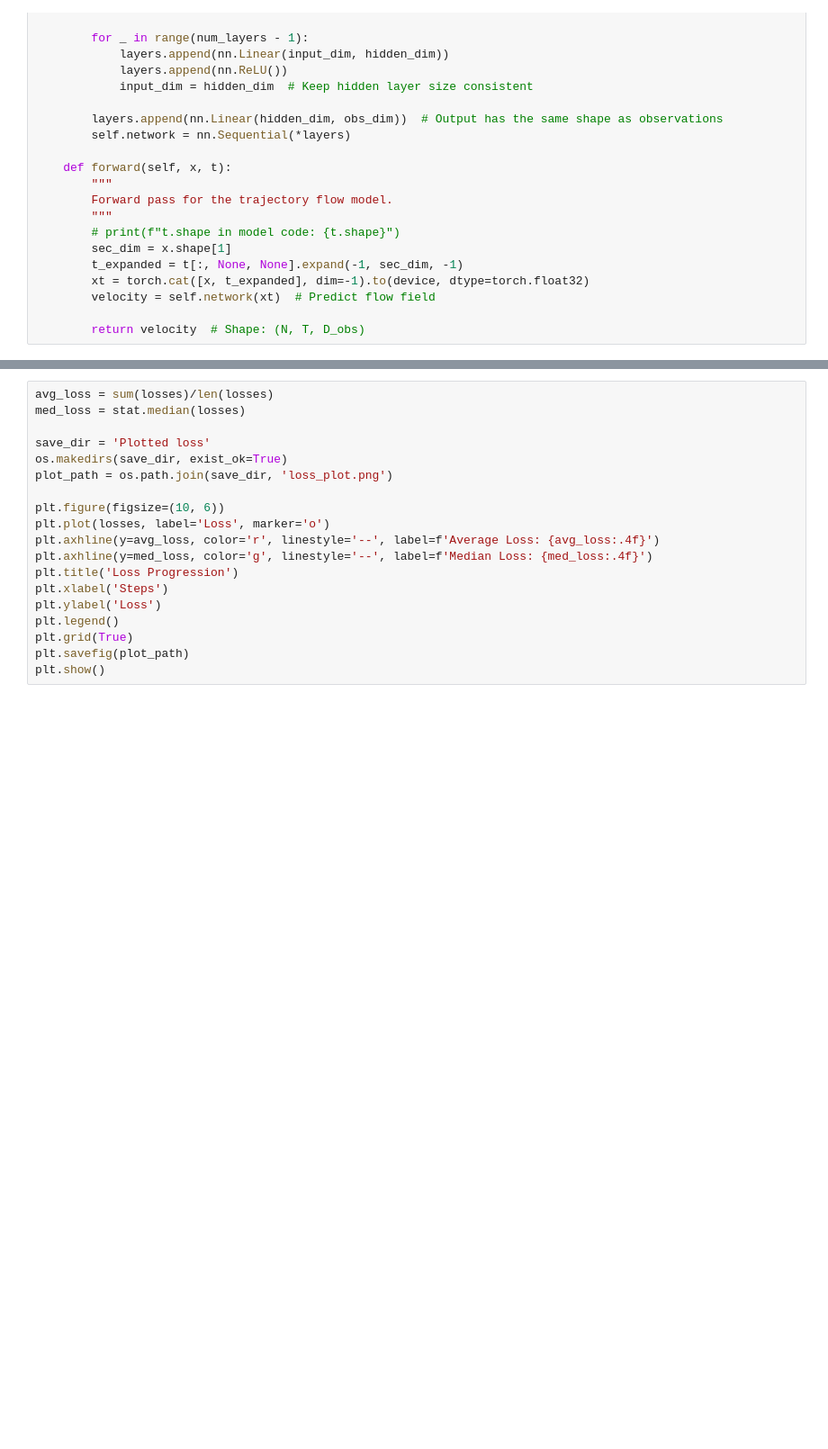
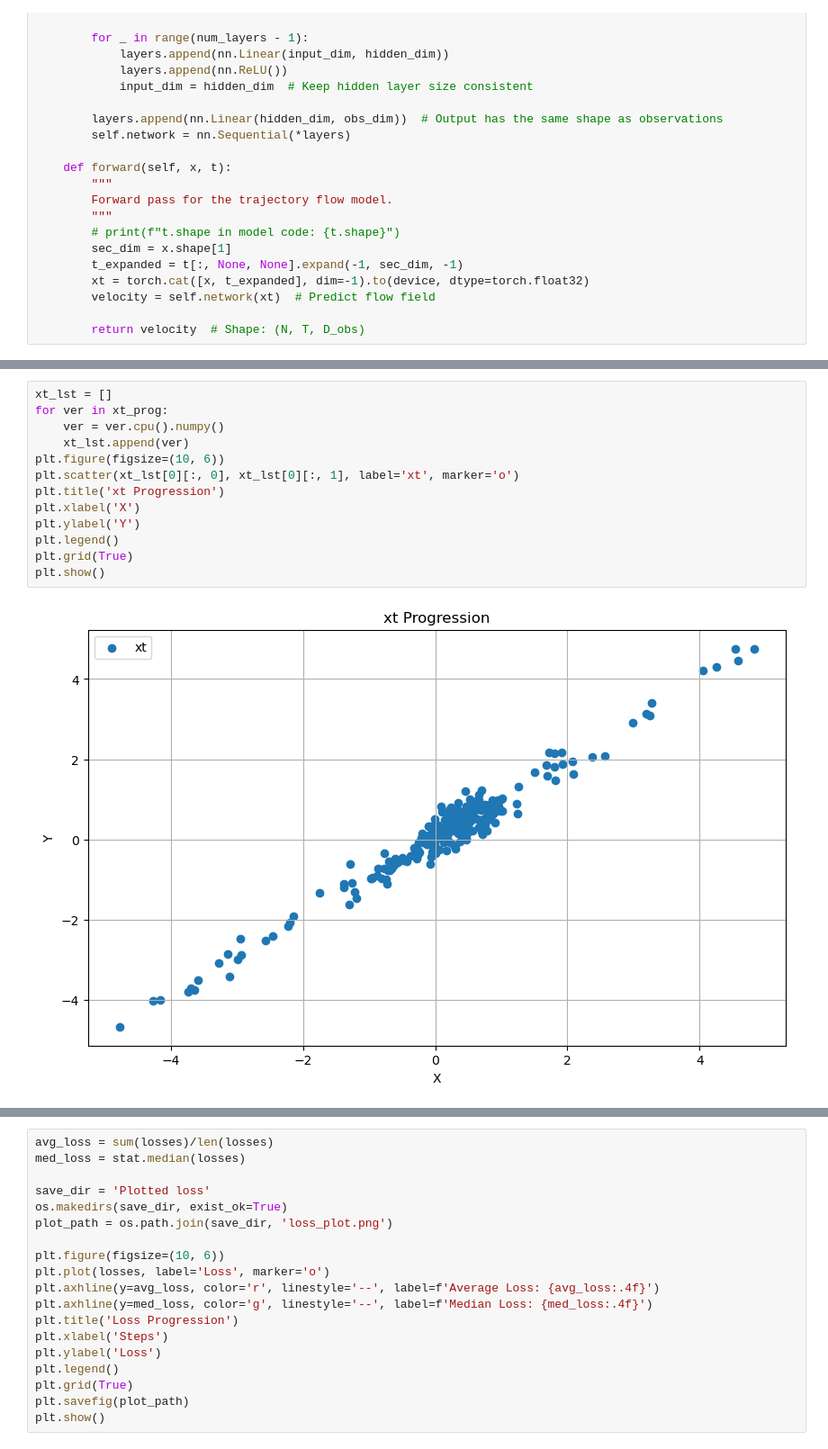
Before and after one commit to MortenHS/FlowMatching, a Jupyter notebook: data_loader.ipynb, the cells around one changed output, grey strips where cells are left out. Shown at 90% size. Cells and saved outputs as stored; diff of their text form; blank space fills up the shorter version.

```diff
--- a/data_loader.ipynb
+++ b/data_loader.ipynb
@@ -153,6 +151,21 @@ for epoch in tqdm(range(epochs), desc="Training Progress"):
         optimizer.step()
         optimizer.zero_grad()
         losses.append(loss.item())
+# %%
+xt_lst = []
+for ver in xt_prog:
+    ver = ver.cpu().numpy()
+    xt_lst.append(ver)
+plt.figure(figsize=(10, 6))
+plt.scatter(xt_lst[0][:, 0], xt_lst[0][:, 1], label='xt', marker='o')
+plt.title('xt Progression')
+plt.xlabel('X')
+plt.ylabel('Y')
+plt.legend()
+plt.grid(True)
+plt.show()
+# %% [output]
+[figure, added]
 # %%
 sampling_steps = 1000
 plot_every = 100
```
Also changed, not shown: parts of 2 cells of this notebook.
